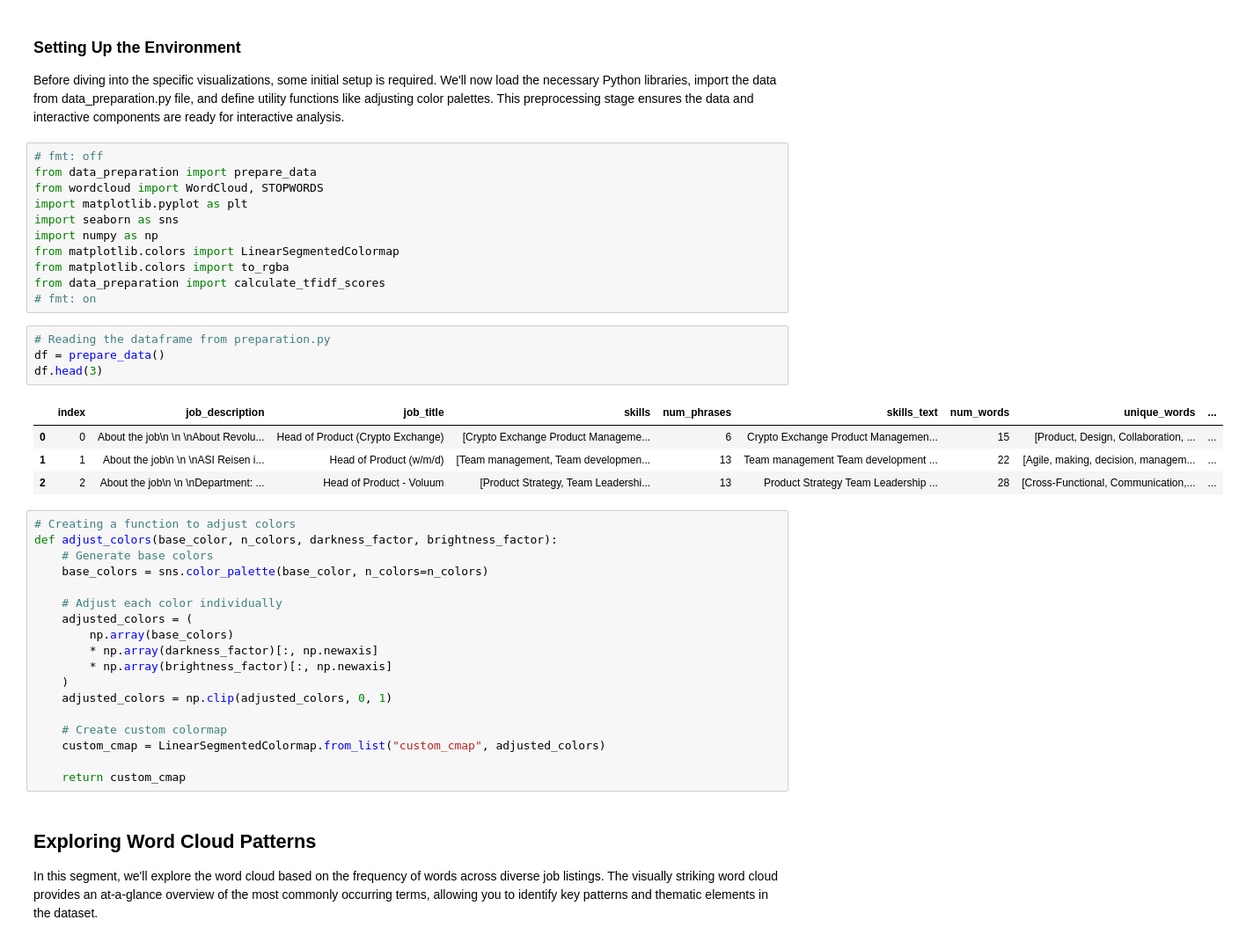
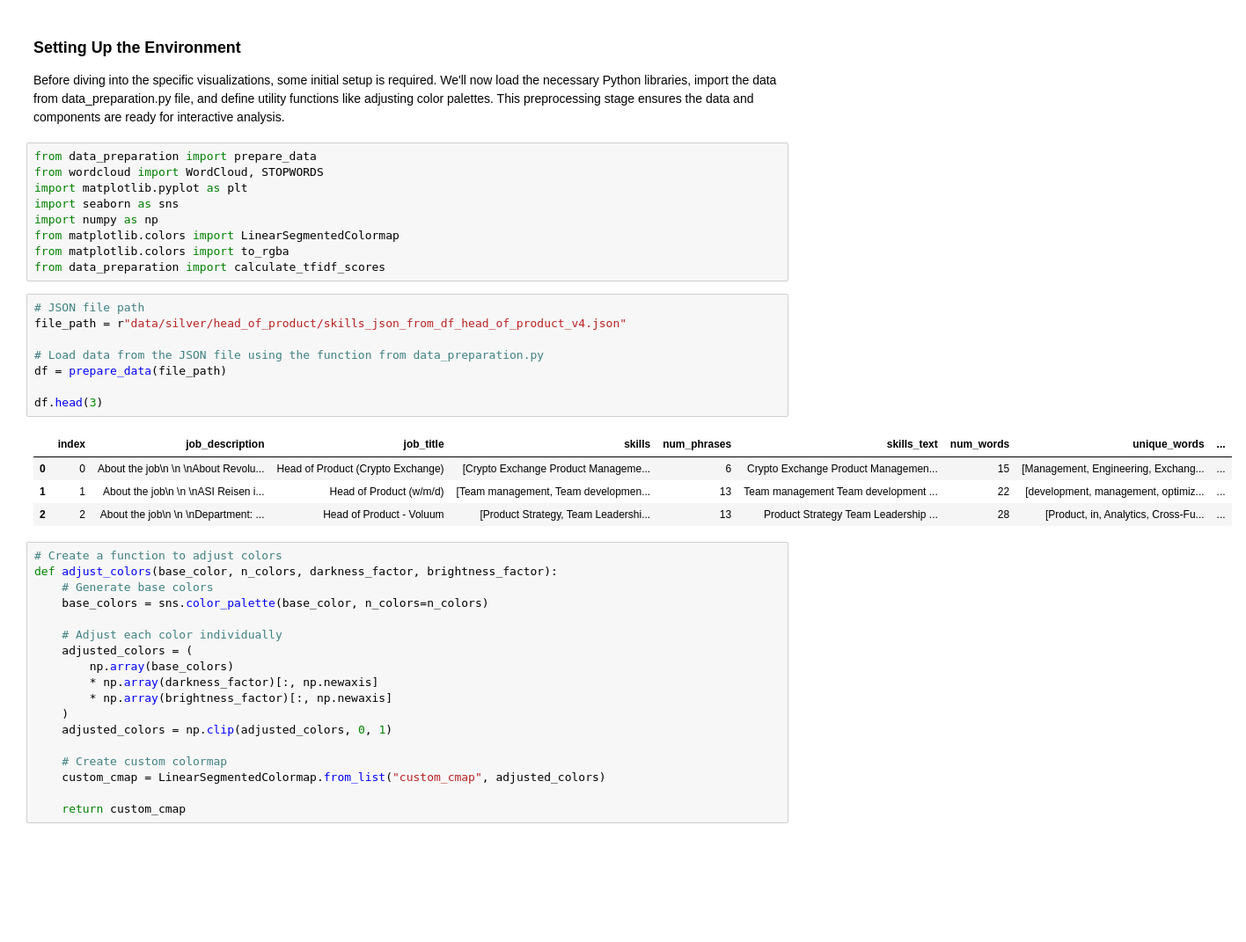
Before and after one commit to marcothedeveloper123/jobseeker, a Jupyter notebook: skills_data_visual_exploration.ipynb, the cells around one changed output. Shown: that part at 88% size. Drawn from its saved outputs; the diff is of its cells as text; blank space fills up the shorter version.

```diff
--- a/skills_data_visual_exploration.ipynb
+++ b/skills_data_visual_exploration.ipynb
@@ -17,9 +11,8 @@ Most importantly, reflect on how these learnings could help advance your career
 # %% [markdown]
 ### Setting Up the Environment
 
-Before diving into the specific visualizations, some initial setup is required. We'll now load the necessary Python libraries, import the data from data_preparation.py file, and define utility functions like adjusting color palettes. This preprocessing stage ensures the data and interactive components are ready for interactive analysis.
+Before diving into the specific visualizations, some initial setup is required. We'll now load the necessary Python libraries, import the data from data_preparation.py file, and define utility functions like adjusting color palettes. This preprocessing stage ensures the data and components are ready for interactive analysis.
 # %%
-# fmt: off
 from data_preparation import prepare_data
 from wordcloud import WordCloud, STOPWORDS
 import matplotlib.pyplot as plt
@@ -28,18 +21,21 @@ import numpy as np
 from matplotlib.colors import LinearSegmentedColormap
 from matplotlib.colors import to_rgba
 from data_preparation import calculate_tfidf_scores
-# fmt: on
-# %%
-# Reading the dataframe from preparation.py
-df = prepare_data()
-df.head(3)
-# %% [output]
-|  | index | job_description | job_title | skills | num_phrases | skills_text | num_words | unique_words | ... |
-| 0 | 0 | About the job\n \n \nAbout Revolu... | Head of Product (Crypto Exchange) | [Crypto Exchange Product Manageme... | 6 | Crypto Exchange Product Managemen... | 15 | [Product, Design, Collaboration, ... | ... |
-| 1 | 1 | About the job\n \n \nASI Reisen i... | Head of Product (w/m/d) | [Team management, Team developmen... | 13 | Team management Team development ... | 22 | [Agile, making, decision, managem... | ... |
-| 2 | 2 | About the job\n \n \nDepartment: ... | Head of Product - Voluum | [Product Strategy, Team Leadershi... | 13 | Product Strategy Team Leadership ... | 28 | [Cross-Functional, Communication,... | ... |
+# %%
+# JSON file path
+file_path = r"data/silver/head_of_product/skills_json_from_df_head_of_product_v4.json"
+
+# Load data from the JSON file using the function from data_preparation.py
+df = prepare_data(file_path)
+
+df.head(3)
+# %% [output]
+|  | index | job_description | job_title | skills | num_phrases | skills_text | num_words | unique_words | ... |
+| 0 | 0 | About the job\n \n \nAbout Revolu... | Head of Product (Crypto Exchange) | [Crypto Exchange Product Manageme... | 6 | Crypto Exchange Product Managemen... | 15 | [Management, Engineering, Exchang... | ... |
+| 1 | 1 | About the job\n \n \nASI Reisen i... | Head of Product (w/m/d) | [Team management, Team developmen... | 13 | Team management Team development ... | 22 | [development, management, optimiz... | ... |
+| 2 | 2 | About the job\n \n \nDepartment: ... | Head of Product - Voluum | [Product Strategy, Team Leadershi... | 13 | Product Strategy Team Leadership ... | 28 | [Product, in, Analytics, Cross-Fu... | ... |
 # %%
-# Creating a function to adjust colors
+# Create a function to adjust colors
 def adjust_colors(base_color, n_colors, darkness_factor, brightness_factor):
     # Generate base colors
     base_colors = sns.color_palette(base_color, n_colors=n_colors)
@@ -56,7 +52,3 @@ def adjust_colors(base_color, n_colors, darkness_factor, brightness_factor):
     custom_cmap = LinearSegmentedColormap.from_list("custom_cmap", adjusted_colors)
 
     return custom_cmap
-# %% [markdown]
-## Exploring Word Cloud Patterns
-
-In this segment, we'll explore the word cloud based on the frequency of words across diverse job listings. The visually striking word cloud provides an at-a-glance overview of the most commonly occurring terms, allowing you to identify key patterns and thematic elements in the dataset.
```
Also changed, not shown: parts of 16 cells of this notebook.
